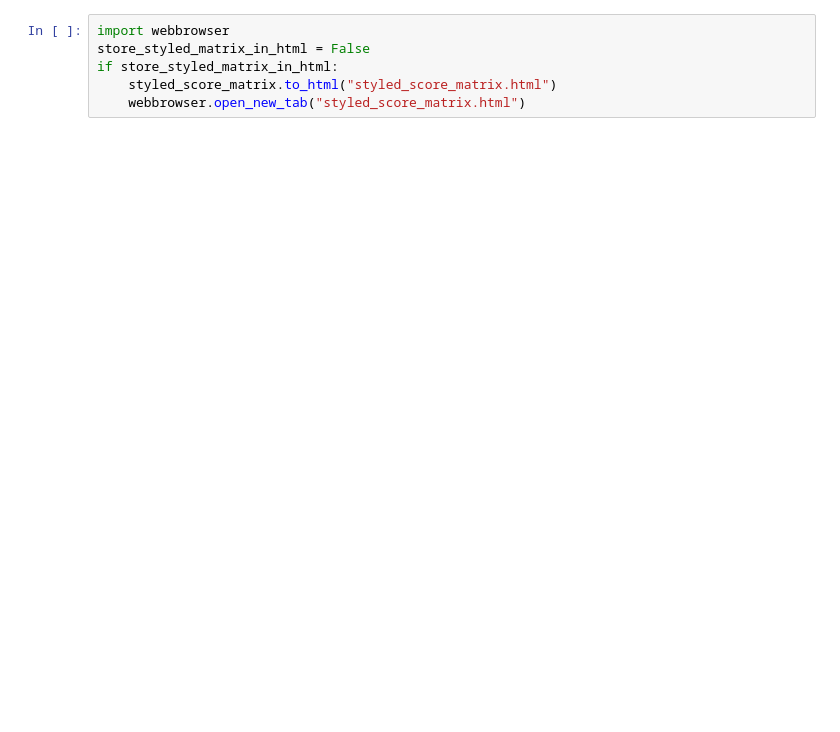
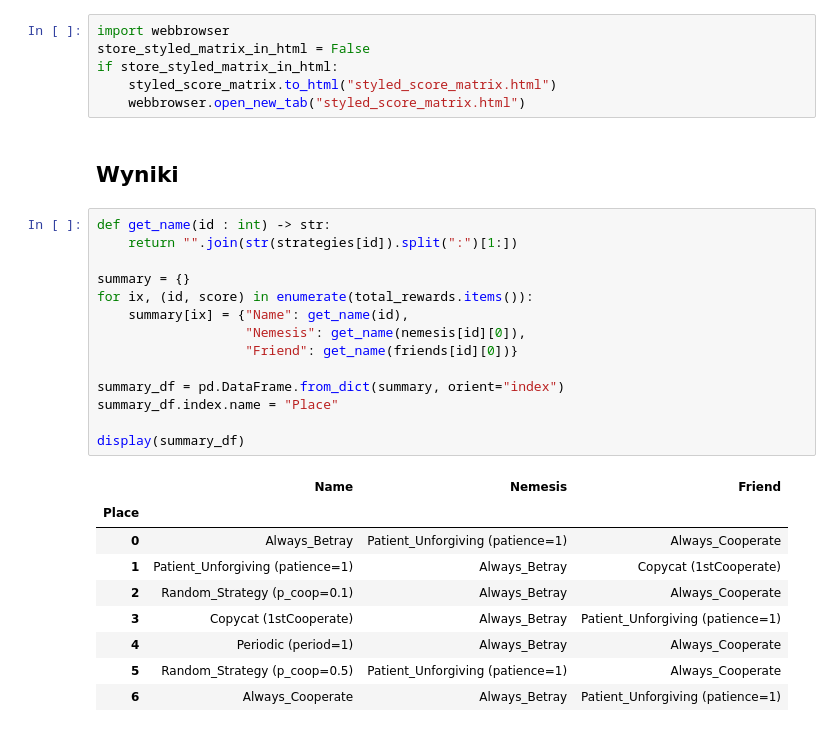
Before and after one commit to A-Rozmarynowicz/Prisoners_Dilemma_Simulator, a Jupyter notebook: source/main.ipynb, the cells around one changed output. Cells and saved outputs as stored; diff of their text form; blank space fills up the shorter version.

Commit message:
Summary data formatting

```diff
--- a/source/main.ipynb
+++ b/source/main.ipynb
@@ -245,3 +260,29 @@ store_styled_matrix_in_html = False
 if store_styled_matrix_in_html:
     styled_score_matrix.to_html("styled_score_matrix.html")
     webbrowser.open_new_tab("styled_score_matrix.html")
+# %% [markdown]
+## Wyniki
+# %%
+def get_name(id : int) -> str:
+    return "".join(str(strategies[id]).split(":")[1:])
+
+summary = {}
+for ix, (id, score) in enumerate(total_rewards.items()):
+    summary[ix] = {"Name": get_name(id),
+                   "Nemesis": get_name(nemesis[id][0]),
+                   "Friend": get_name(friends[id][0])}
+
+summary_df = pd.DataFrame.from_dict(summary, orient="index")
+summary_df.index.name = "Place"
+
+display(summary_df)
+# %% [output]
+|  | Name | Nemesis | Friend |
+| Place |  |  |  |
+| 0 | Always_Betray | Patient_Unforgiving (patience=1) | Always_Cooperate |
+| 1 | Patient_Unforgiving (patience=1) | Always_Betray | Copycat (1stCooperate) |
+| 2 | Random_Strategy (p_coop=0.1) | Always_Betray | Always_Cooperate |
+| 3 | Copycat (1stCooperate) | Always_Betray | Patient_Unforgiving (patience=1) |
+| 4 | Periodic (period=1) | Always_Betray | Always_Cooperate |
+| 5 | Random_Strategy (p_coop=0.5) | Patient_Unforgiving (patience=1) | Always_Cooperate |
+| 6 | Always_Cooperate | Always_Betray | Patient_Unforgiving (patience=1) |
```
Also changed, not shown: parts of 19 cells of this notebook, 1 other file.
